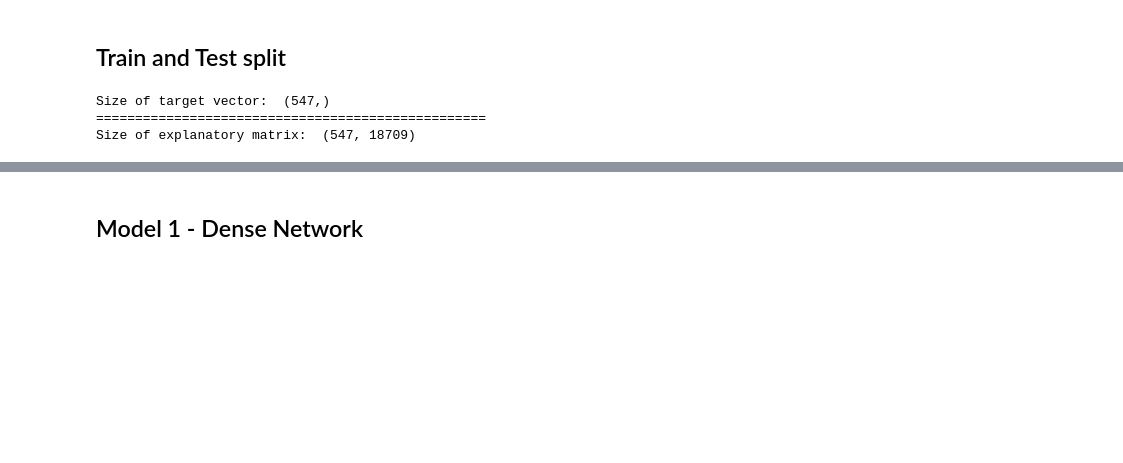
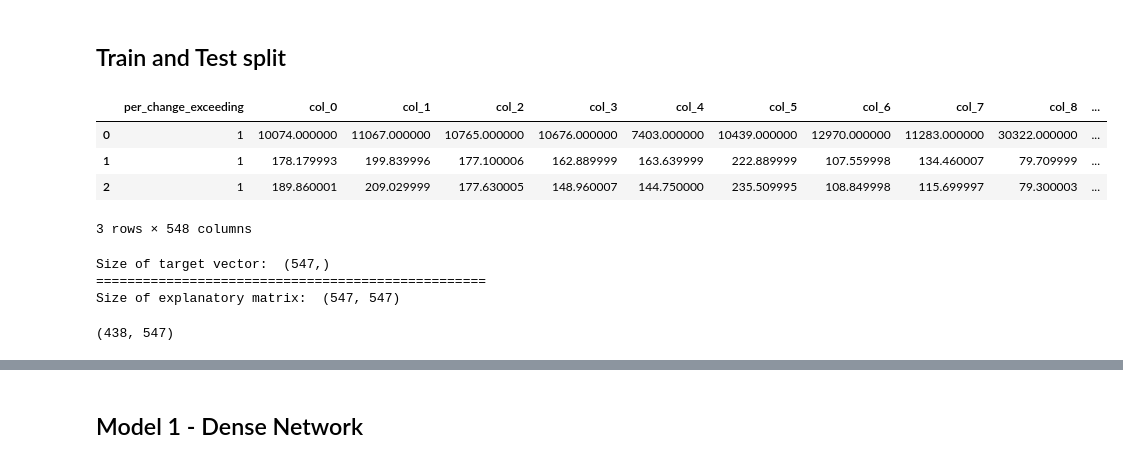
Before and after one commit to Dhruba44/capstone_projectb, a Jupyter notebook: Modelling.ipynb, the cells around one changed output, grey strips where cells are left out. Saved outputs shown, nothing was run; the diff lists cells and outputs as text; code cells hidden in the pictures; blank space fills up the shorter version.

```diff
--- a/Modelling.ipynb
+++ b/Modelling.ipynb
@@ -370,14 +459,36 @@ missbeat_plot.fig.suptitle("'per_change_exceeding' Distribution",
 # %%
-## X for explanatory variables and y for the response variable
-y = df_final_2['per_change_exceeding']
-X = df_final_2.drop('per_change_exceeding', axis=1)
-print('Size of target vector: ', y.shape)
-print('='*50)
-print('Size of explanatory matrix: ',X.shape)
+# ## X for explanatory variables and y for the response variable
+# y = df_final_2['per_change_exceeding']
+# X = df_final_2.drop('per_change_exceeding', axis=1)
+# print('Size of target vector: ', y.shape)
+# print('='*50)
+# print('Size of explanatory matrix: ',X.shape)
-# %% [output]
-Size of target vector:  (547,)
-==================================================
-Size of explanatory matrix:  (547, 18709)
+# %%
+## new dataframe with response variable
+
+df_response = pd.DataFrame(per_change_exceeding, columns =['per_change_exceeding'])
+df_response['per_change_exceeding']=df_response.per_change_exceeding.astype('bool')
+df_response["per_change_exceeding"] = df_response["per_change_exceeding"].astype(int)
+
+df_final_col_bases = pd.concat([df_response, df_q_col_bases], axis=1, join='inner')
+df_final_col_bases.head(3)
+# %% [output]
+|  | per_change_exceeding | col_0 | col_1 | col_2 | col_3 | col_4 | col_5 | col_6 | col_7 | col_8 | ... |
+| 0 | 1 | 10074.000000 | 11067.000000 | 10765.000000 | 10676.000000 | 7403.000000 | 10439.000000 | 12970.000000 | 11283.000000 | 30322.000000 | ... |
+| 1 | 1 | 178.179993 | 199.839996 | 177.100006 | 162.889999 | 163.639999 | 222.889999 | 107.559998 | 134.460007 | 79.709999 | ... |
+| 2 | 1 | 189.860001 | 209.029999 | 177.630005 | 148.960007 | 144.750000 | 235.509995 | 108.849998 | 115.699997 | 79.300003 | ... |
+3 rows × 548 columns
+# %%
+## X for explanatory variables and y for the response variable
+y = df_final_col_bases['per_change_exceeding']
+X = df_final_col_bases.drop('per_change_exceeding', axis=1)
+print('Size of target vector: ', y.shape)
+print('='*50)
+print('Size of explanatory matrix: ',X.shape)
+# %% [output]
+Size of target vector:  (547,)
+==================================================
+Size of explanatory matrix:  (547, 547)
 # %%
 ## Spliting data using tratifiedKFold
 from sklearn.model_selection import StratifiedKFold
@@ -390,3 +501,7 @@ for train, test in cv.split(X,y):
     X_test  = X.iloc[test]
     y_train = y.iloc[train]
     y_test  = y.iloc[test]
+# %%
+X_train.shape
+# %% [output]
+(438, 547)
```
Also changed, not shown: parts of 17 cells of this notebook.
